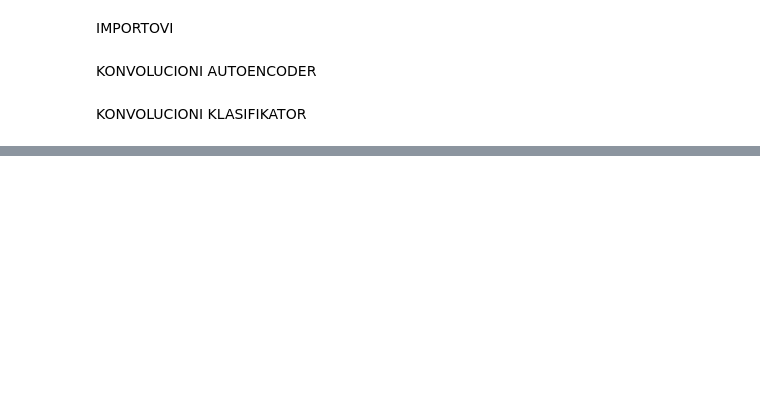
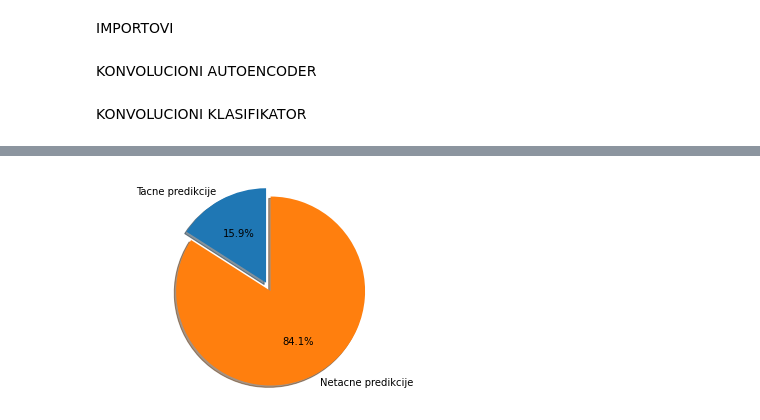
Before and after one commit to KostaR99/Anti_attack_network, a Jupyter notebook: AE&C.ipynb, the cells around one changed output, grey strips where cells are left out. Cells and saved outputs as stored; diff of their text form; code cells hidden in the pictures; blank space fills up the shorter version.

```diff
--- a/AE&C.ipynb
+++ b/AE&C.ipynb
@@ -305,0 +346,24 @@ model.plotLoss()
+# %%
+broj_tacnih_predikcija_noisy = 0
+
+
+counter = 0
+for i in range(int(x_test.size/x_test[0].size)):
+  predikcija = model.clasifierPredict(x_test_noisy[i])
+  if(predikcija == y_test[i]):
+    broj_tacnih_predikcija_noisy+=1
+
+procenat_tacnosti = broj_tacnih_predikcija_noisy/y_test.size
+
+labels = 'Tacne predikcije', 'Netacne predikcije'
+sizes = [procenat_tacnosti*100. ,(1-procenat_tacnosti)*100]
+explode = (0, 0.1)
+
+fig1, ax1 = plt.subplots()
+ax1.pie(sizes, explode = explode, labels=labels, autopct='%1.1f%%',
+        shadow=True, startangle=90)
+ax1.axis('equal')  # Equal aspect ratio ensures that pie is drawn as a circle.
+
+plt.show()
+# %% [output]
+[figure, added]
```
Also changed, not shown: parts of 27 cells of this notebook.
